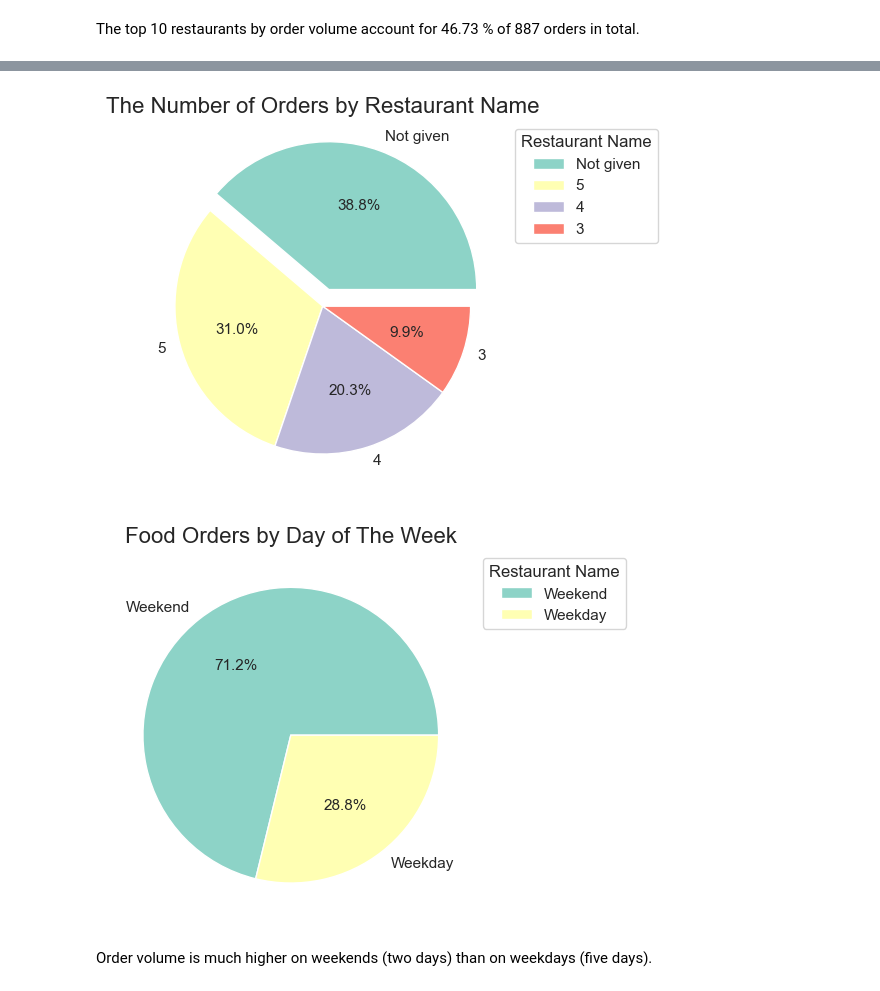
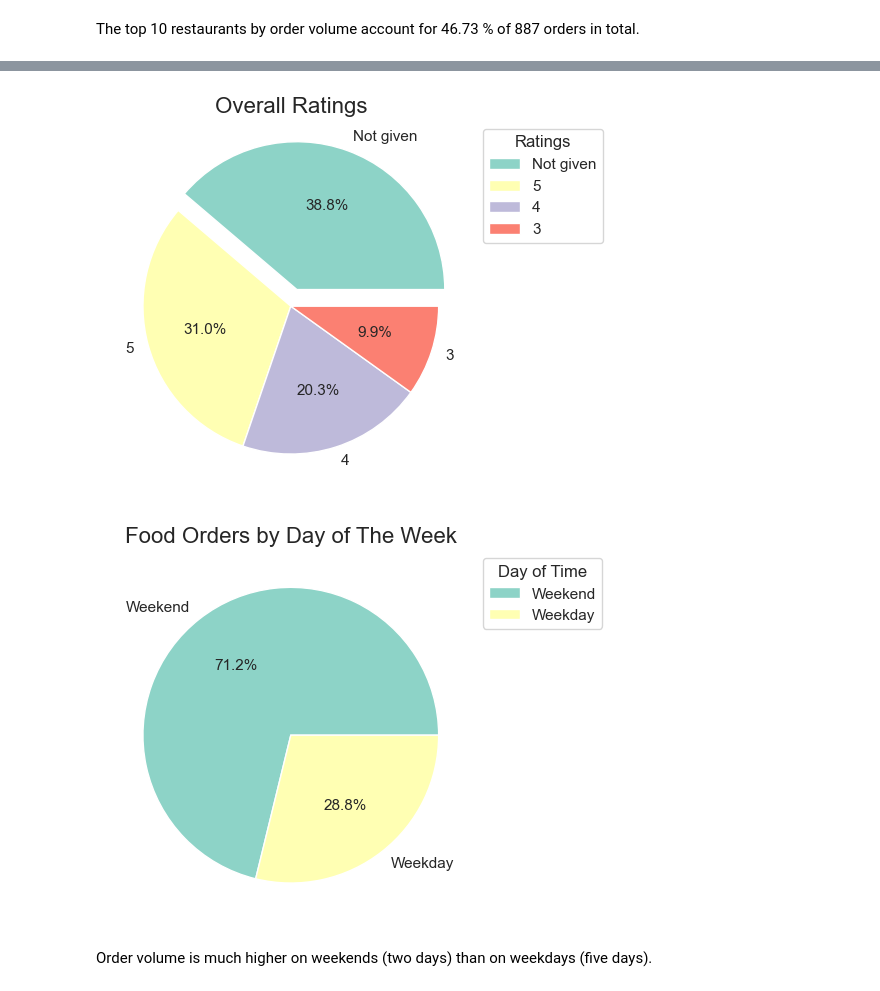
Before and after one commit to tylero-sfu/Portfolio, a Jupyter notebook: NYC Food Ordering and Delivery/Data Visualization with NYC Restaurants Data.ipynb, the cells around one changed output, grey strips where cells are left out. Saved outputs shown, nothing was run; the diff lists cells and outputs as text; code cells hidden in the pictures.

Commit message:
Update Data Visualization with NYC Restaurants Data.ipynb
Added description of analysis and comments. Also, changed errors

```diff
--- a/NYC Food Ordering and Delivery/Data Visualization with NYC Restaurants Data.ipynb
+++ b/NYC Food Ordering and Delivery/Data Visualization with NYC Restaurants Data.ipynb
@@ -7,8 +23,10 @@ import matplotlib as mpl
 import matplotlib.pyplot as plt
 import seaborn as sns
 # %%
-food = pd.read_csv("/Users/tyler/Portfolio/food_order.csv")
-food = food.iloc[:, 2:9]
+# Reading the dataset
+food = pd.read_csv("/Users/tyler/Portfolio/NYC Food Ordering and Delivery/food_order.csv")
+
+# Using info() to print a summary of the dataset
 food.info()
 # %% [output]
 <class 'pandas.core.frame.DataFrame'>
@@ -27,0 +93,8 @@ memory usage: 103.9+ KB
+# %%
+food['restaurant_name'] = food['restaurant_name'].replace('Big Wong Restaurant \x8c_¤¾Ñ¼','Big Wong Restaurant')
+food['restaurant_name'] = food['restaurant_name'].replace('Empanada Mama (closed)','Empanada Mama')
+food['restaurant_name'] = food['restaurant_name'].replace("Joe's Shanghai \x8e_À\x8eü£¾÷","Joe's Shanghai")
+food['restaurant_name'] = food['restaurant_name'].replace('CafÌ© China','Cafe China')
+food['restaurant_name'] = food['restaurant_name'].replace('Dirty Bird To Go (archived)','Dirty Bird To Go')
+food['restaurant_name'] = food['restaurant_name'].replace('DespaÌ±a','Despaita')
+food['restaurant_name'] = food['restaurant_name'].replace('Chipotle Mexican Grill $1.99 Delivery','Chipotle Mexican Grill')
@@ -118,26 +217,28 @@ top10_by_rate
 # %%
+# Creating a new data frame restaurants by ratings and pie charts of counts of ratings
 food_rating = pd.DataFrame(food["rating"].value_counts()).reset_index()
 
-plt.title(label="The Number of Orders by Restaurant Name",
+plt.title(label="Overall Ratings",
     fontdict={"fontsize":16})
 
 plt.pie(food_rating["rating"],
         labels=food_rating["index"],
         pctdistance = 0.6,
         labeldistance = 1.1,
         autopct=lambda x: f'{x:.1f}%',
         textprops={"family": "Arial", "size": 11},
         radius = 1,
         colors=sns.color_palette('Set3'),
         explode=[0.12, 0, 0, 0]
         )
-plt.legend(loc="best", bbox_to_anchor=(1,1), title="Restaurant Name")
+plt.legend(loc="best", bbox_to_anchor=(1,1), title="Ratings")
 fig.tight_layout()
 # %% [output]
-[figure, old version]
+[figure, new version]
 # %%
 food["food_to_home_time"] = food[["food_preparation_time", "delivery_time"]].sum(axis=1, skipna=True)
 # %%
+# Creating a new data frame to show food orders by day_of_the_week
 df_day = pd.DataFrame(food["day_of_the_week"].value_counts())
 df_day.reset_index(inplace=True)
 df_day.columns = ["Day", "Freq"]
@@ -153,10 +254,10 @@ plt.pie(df_day["Freq"], labels = df_day["Day"],
         radius = 1,
         colors=sns.color_palette('Set3'),
         )
-plt.legend(loc="best", bbox_to_anchor=(1,1), title="Restaurant Name")
+plt.legend(loc="best", bbox_to_anchor=(1,1), title="Day of Time")
 fig.tight_layout()
 # %% [output]
-[figure, old version]
+[figure, new version]
 # %% [markdown]
 Order volume is much higher on weekends (two days) than on weekdays (five days).
 # %%
```
Also changed, not shown: parts of 25 cells of this notebook.
